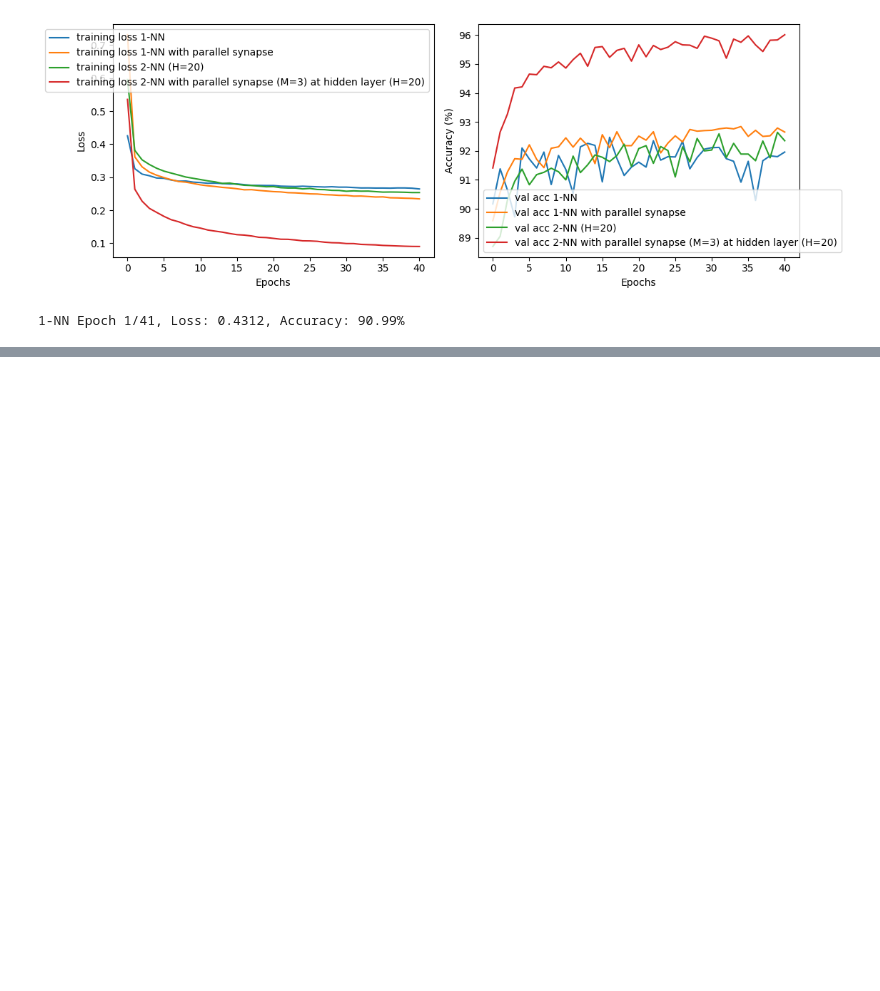
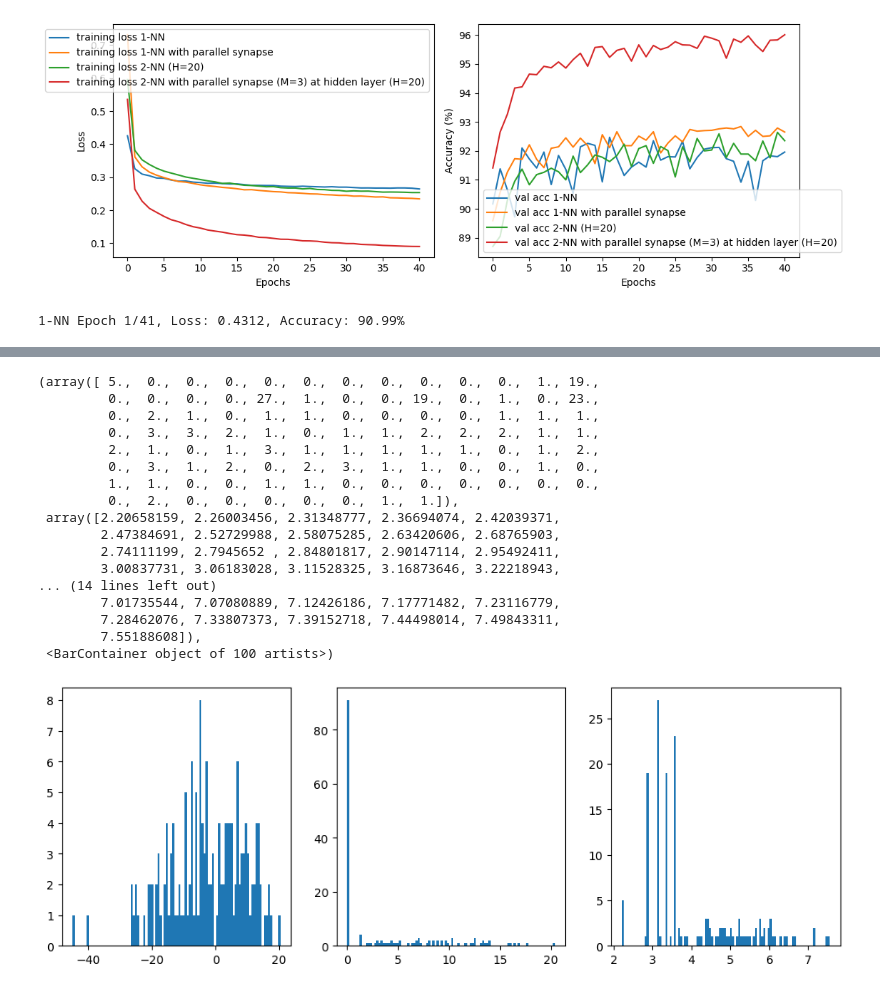
Before and after one commit to london-and-tequila/parallel_synapse_MNIST, a Jupyter notebook: 10-06-2023-Test_parallel_syn_improved_structure.ipynb, the cells around one changed output, grey strips where cells are left out. Drawn from its saved outputs; the diff is of its cells as text; code cells hidden in the pictures; blank space fills up the shorter version.

```diff
--- a/10-06-2023-Test_parallel_syn_improved_structure.ipynb
+++ b/10-06-2023-Test_parallel_syn_improved_structure.ipynb
@@ -210,0 +292,43 @@ for i in range(5):
+# %%
+transform = transforms.Compose([transforms.ToTensor(), transforms.Normalize((0.5,), (0.5,))])
+trainset = torchvision.datasets.MNIST(root='./data', train=True, download=True, transform=transform)
+trainloader = torch.utils.data.DataLoader(trainset, batch_size=32, shuffle=True)
+
+testset = torchvision.datasets.MNIST(root='./data', train=False, download=True, transform=transform)
+testloader = torch.utils.data.DataLoader(testset, batch_size=32, shuffle=False)
+# %%
+f1 =  df.models[0]['2-NN with parallel synapse (M=3) at hidden layer (H=5)'].fc1
+for i, (inputs, labels) in enumerate(trainloader):
+    output1 = f1(inputs.view(-1, 28*28))
+    output2 = torch.relu(output1)
+    output3 = f(output2)
+    break
+# %%
+plt.figure(figsize=(12, 4))
+plt.subplot(1, 3, 1)
+plt.hist((output1).detach().numpy().flatten(), bins=100)
+
+plt.subplot(1, 3, 2)
+plt.hist((output2).detach().numpy().flatten(), bins=100)
+
+plt.subplot(1, 3, 3)
+plt.hist((output3).detach().numpy().flatten(), bins=100)
+# %% [output]
+(array([ 5.,  0.,  0.,  0.,  0.,  0.,  0.,  0.,  0.,  0.,  0.,  1., 19.,
+         0.,  0.,  0.,  0., 27.,  1.,  0.,  0., 19.,  0.,  1.,  0., 23.,
+         0.,  2.,  1.,  0.,  1.,  1.,  0.,  0.,  0.,  0.,  1.,  1.,  1.,
+         0.,  3.,  3.,  2.,  1.,  0.,  1.,  1.,  2.,  2.,  2.,  1.,  1.,
+         2.,  1.,  0.,  1.,  3.,  1.,  1.,  1.,  1.,  1.,  0.,  1.,  2.,
+         0.,  3.,  1.,  2.,  0.,  2.,  3.,  1.,  1.,  0.,  0.,  1.,  0.,
+         1.,  1.,  0.,  0.,  1.,  1.,  0.,  0.,  0.,  0.,  0.,  0.,  0.,
+         0.,  2.,  0.,  0.,  0.,  0.,  0.,  1.,  1.]),
+ array([2.20658159, 2.26003456, 2.31348777, 2.36694074, 2.42039371,
+        2.47384691, 2.52729988, 2.58075285, 2.63420606, 2.68765903,
+        2.74111199, 2.7945652 , 2.84801817, 2.90147114, 2.95492411,
+        3.00837731, 3.06183028, 3.11528325, 3.16873646, 3.22218943,
+... (14 lines left out)
+        7.01735544, 7.07080889, 7.12426186, 7.17771482, 7.23116779,
+        7.28462076, 7.33807373, 7.39152718, 7.44498014, 7.49843311,
+        7.55188608]),
+ <BarContainer object of 100 artists>)
+[figure, added]
```
Also changed, not shown: parts of 8 cells of this notebook, 4 other files.
